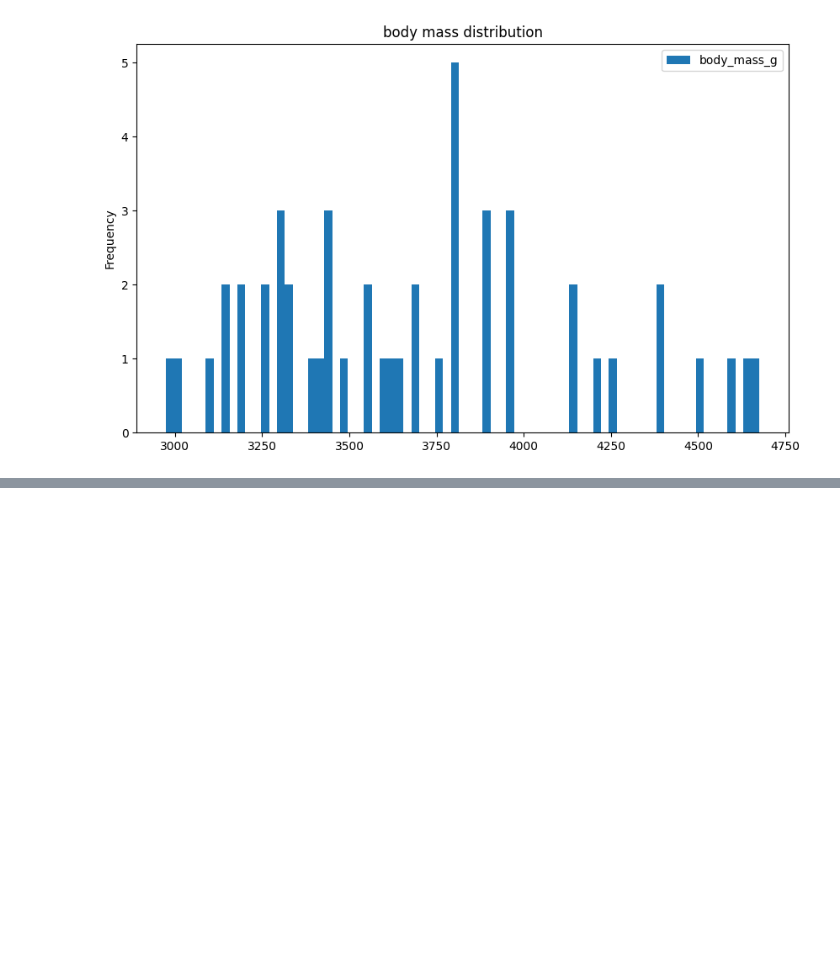
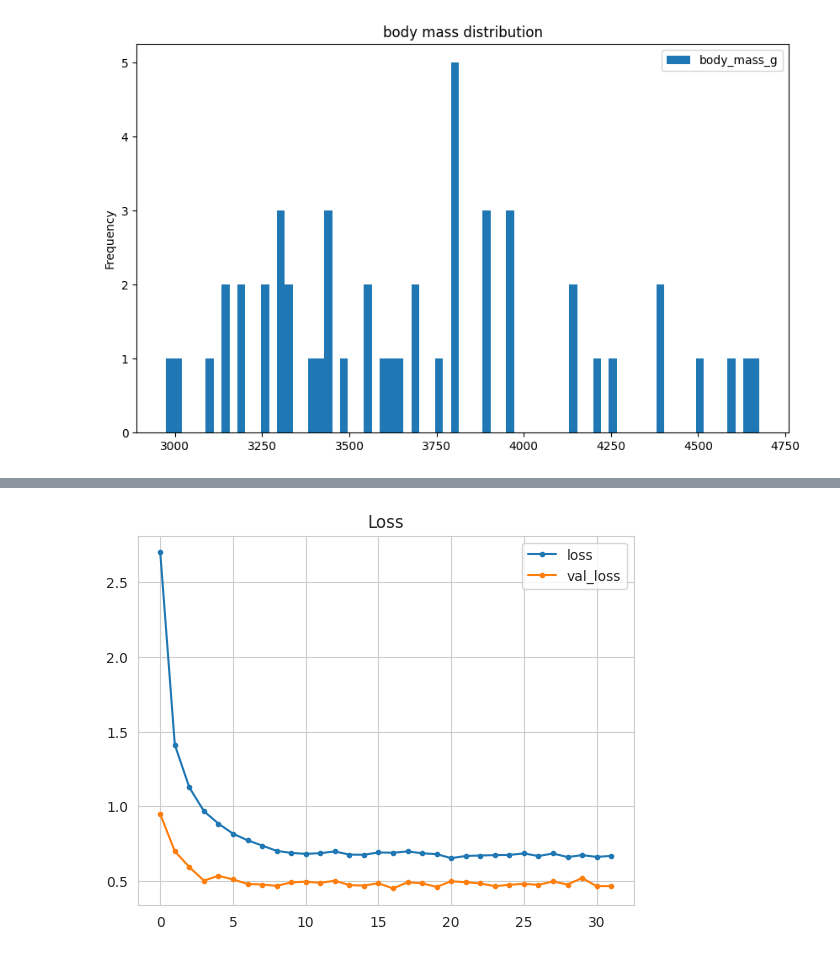
Before and after one commit to sabrina-corona-94/big-data-applications-02.02.26, a Jupyter notebook: jupyter_notebooks/.ipynb, the cells around one changed output, grey strips where cells are left out. Cells and saved outputs as stored; diff of their text form; code cells hidden in the pictures; blank space fills up the shorter version.

```diff
--- a/jupyter_notebooks/.ipynb
+++ b/jupyter_notebooks/.ipynb
@@ -712,0 +990,3 @@ plt.show()
+# %%
+model = create_tf_model(n_features=X_train.shape[1])
+model.summary()
@@ -712,0 +1039,10 @@ plt.show()
+# %%
+early_stop = EarlyStopping(monitor='val_loss', mode='min', verbose=1, patience=15)
+# %%
+model.fit(x=X_train,
+          y=y_train,
+          epochs=100,
+          validation_data=(X_val, y_val),
+          verbose=1,
+          callbacks=[early_stop]
+          )
@@ -712,0 +1068,3 @@ plt.show()
+# %%
+losses = pd.DataFrame(model.history.history)
+losses
@@ -712,0 +1089,7 @@ plt.show()
+# %%
+sns.set_style("whitegrid")
+losses[['loss','val_loss']].plot(style='.-')
+plt.title("Loss")
+plt.show()
+# %% [output]
+[figure, added]
```
Also changed, not shown: parts of 41 cells of this notebook, 1 other file.
